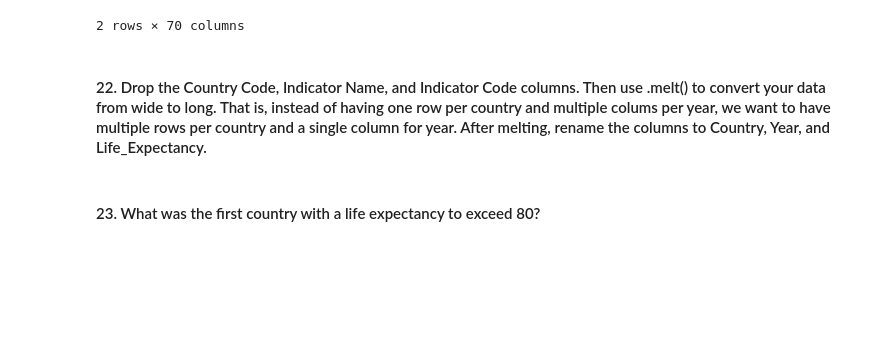
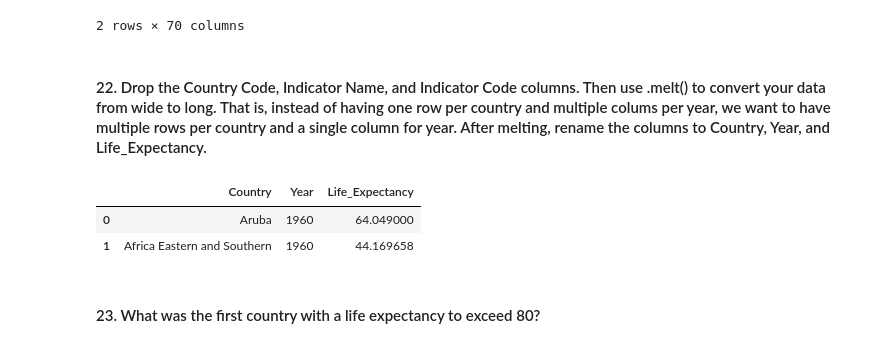
Before and after one commit to nss-data-science-cohort-9/un-exploration-catdgomez, a Jupyter notebook: notebooks/UN_Data_Exploration.ipynb, the cells around one changed output. Cells and saved outputs as stored; diff of their text form; code cells hidden in the pictures; blank space fills up the shorter version.

```diff
--- a/notebooks/UN_Data_Exploration.ipynb
+++ b/notebooks/UN_Data_Exploration.ipynb
@@ -592,9 +583,14 @@ life_expectancy.head(2) #skipped first 4 rows in order to properly read in the d
 # %%
 life_expectancy_melt = (
     life_expectancy
     .drop(columns = ['Country Code', 'Indicator Name', 'Indicator Code', 'Unnamed: 69'])
     .melt(id_vars = "Country Name", var_name = "Year", value_name = "Life_Expectancy")
     .rename(columns = {"Country Name": "Country"})
 );
+life_expectancy_melt.head(2)
+# %% [output]
+|  | Country | Year | Life_Expectancy |
+| 0 | Aruba | 1960 | 64.049000 |
+| 1 | Africa Eastern and Southern | 1960 | 44.169658 |
 # %% [markdown]
 #### 23. What was the first country with a life expectancy to exceed 80?
```
Also changed, not shown: parts of 37 cells of this notebook.
